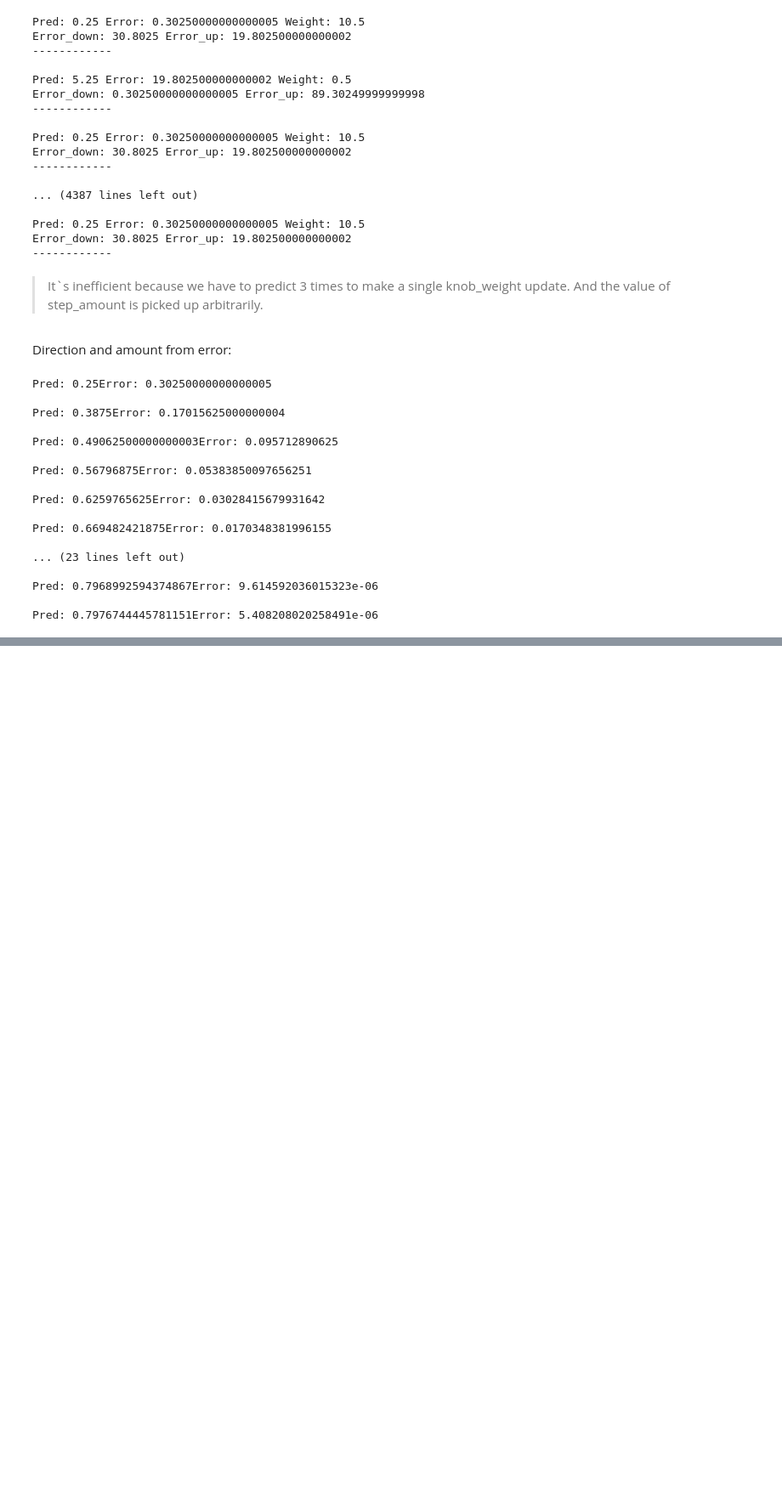
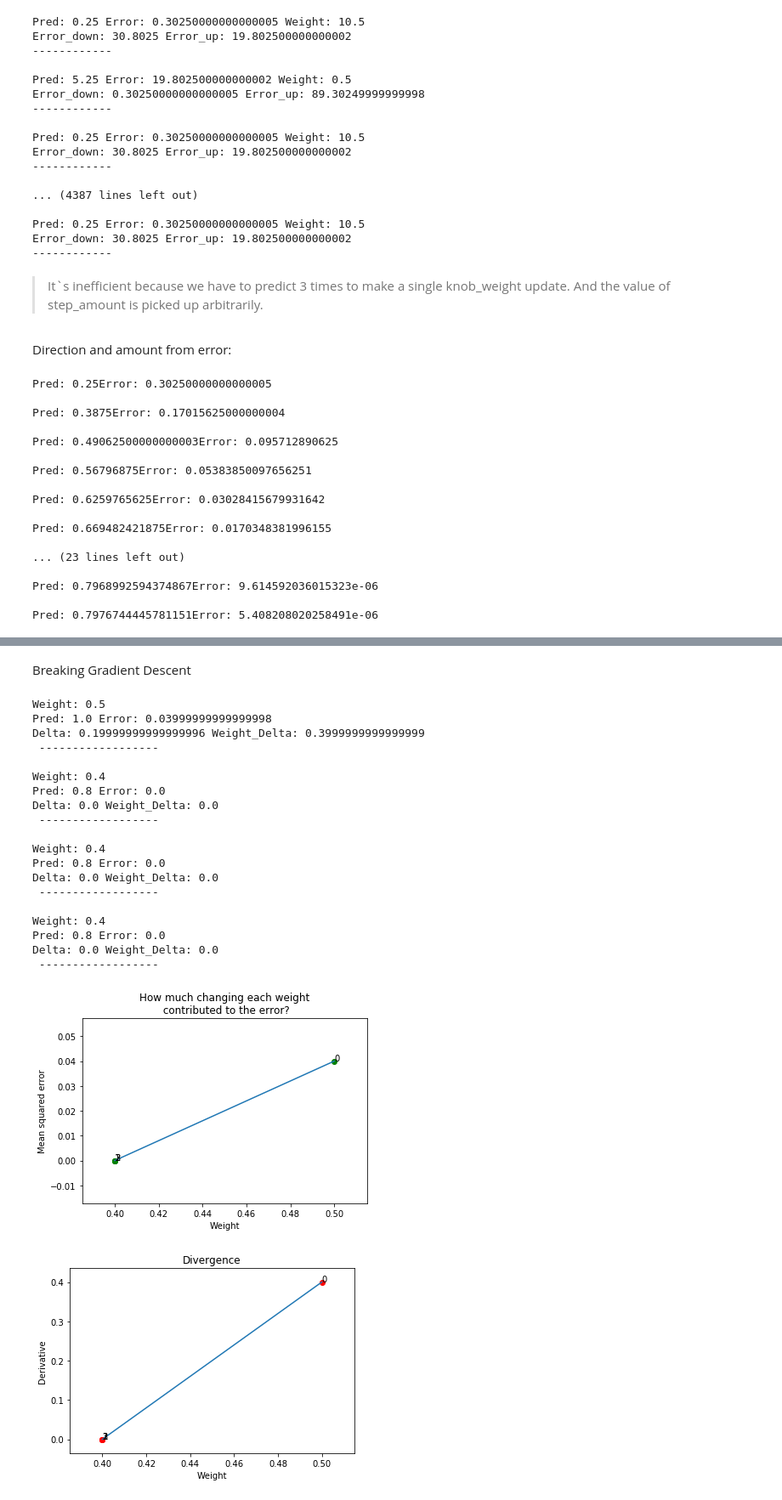
Before and after one commit to iamavieira/grokking-deep-learning, a Jupyter notebook: Chapter 4 - Compare and Learn.ipynb, the cells around one changed output, grey strips where cells are left out. Shown: that part at 85% size. Cells and saved outputs as stored; diff of their text form; code cells hidden in the pictures; blank space fills up the shorter version.

```diff
--- a/Chapter 4 - Compare and Learn.ipynb
+++ b/Chapter 4 - Compare and Learn.ipynb
@@ -144,0 +192,71 @@ Pred: 0.7976744445781151Error: 5.408208020258491e-06
+# %% [markdown]
+Breaking Gradient Descent
+# %%
+import matplotlib.pyplot as plt;
+import numpy as np;
+weight, goal_pred, input, alpha = (.5, .8, 2, .25);
+interaction = 4;
+fig1, ax1 = plt.subplots();
+fig2, ax2 = plt.subplots();
+weights, derivatives, errors = ([], [], []);
+
+def neural_network(input, weight):
+    for i in range(interaction):
+        print('Weight: ' + str(weight))
+        weights.append(weight);
+        pred = input * weight;
+        msquared_error = ((input * weight) - goal_pred) ** 2;
+        errors.append(msquared_error);
+        delta = pred - goal_pred;
+        #derivative: how fast the error changes given changes in the weight
+        weight_delta = input * delta;
+        derivatives.append(weight_delta);
+        weight -= weight_delta * alpha;
+        print(
+          'Pred: ' + str(pred) + ' Error: ' + str(msquared_error)
+          + '\nDelta: ' + str(delta) + ' Weight_Delta: ' + str(weight_delta)
+          + '\n ------------------ \n');
+    plot_it_all(weights, errors, derivatives);
+
+def plot_it_all(weights, errors, derivatives):
+
+    ax1.set_title('How much changing each weight'
+                  + '\n contributed to the error?');
+    ax1.set_ylabel('Mean squared error');
+    ax1.set_xlabel('Weight');
+    ax1.scatter(weights, errors, s=None, c='g');
+    ax1.plot(weights, errors);
+    for i in range(len(weights)):
+        ax1.annotate(i, (weights[i], errors[i]));
+    ax2.set_title('Divergence');
+    ax2.set_ylabel('Derivative');
+    ax2.set_xlabel('Weight');
+    ax2.scatter(weights, derivatives, s=None, c='r');
+    ax2.plot(weights, derivatives);
+    for i in range(len(weights)):
+        ax2.annotate(i, (weights[i], derivatives[i]));
+
+
+neural_network(input, weight);
+# %% [output]
+Weight: 0.5
+Pred: 1.0 Error: 0.03999999999999998
+Delta: 0.19999999999999996 Weight_Delta: 0.3999999999999999
+ ------------------
+
+Weight: 0.4
+Pred: 0.8 Error: 0.0
+Delta: 0.0 Weight_Delta: 0.0
+ ------------------
+
+Weight: 0.4
+Pred: 0.8 Error: 0.0
+Delta: 0.0 Weight_Delta: 0.0
+ ------------------
+
+Weight: 0.4
+Pred: 0.8 Error: 0.0
+Delta: 0.0 Weight_Delta: 0.0
+ ------------------
+[figure, added]
+[figure, added]
```
Also changed, not shown: parts of 12 cells of this notebook, 1 other file.
